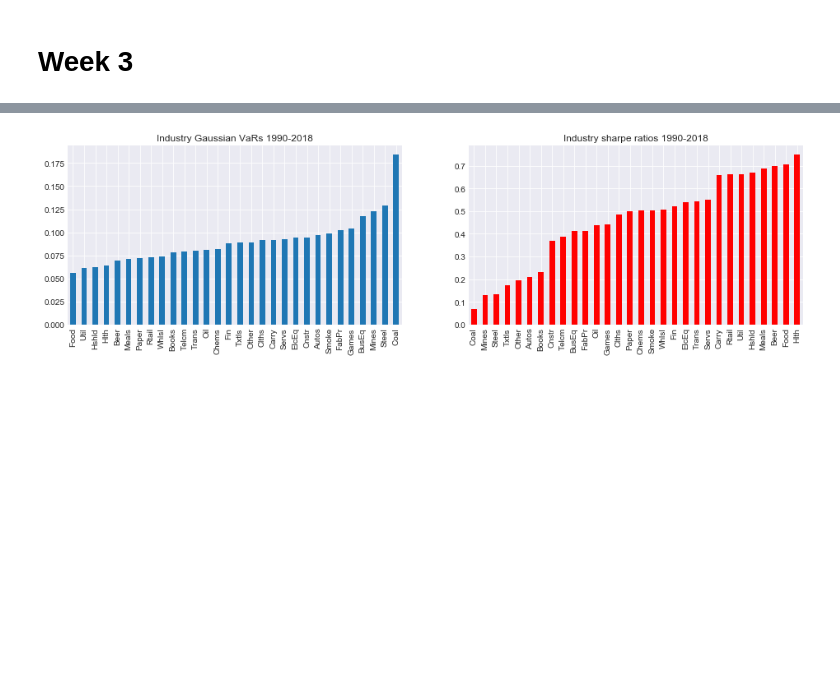
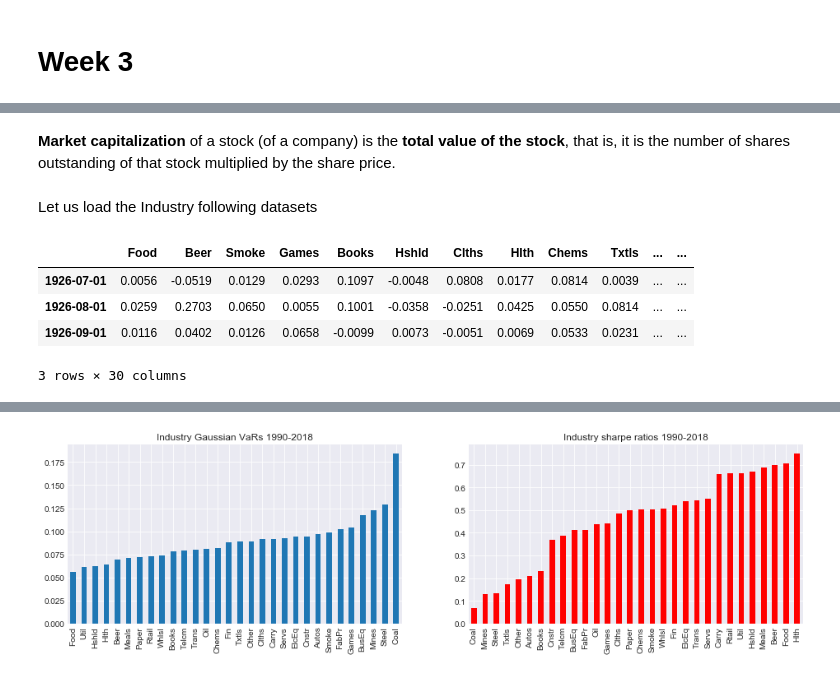
Before and after one commit to z4ir3/finance-courses, a Jupyter notebook: week-3.ipynb, the cells around one changed output, grey strips where cells are left out. Drawn from its saved outputs; the diff is of its cells as text; code cells hidden in the pictures; blank space fills up the shorter version.

```diff
--- a/week-3.ipynb
+++ b/week-3.ipynb
@@ -21,0 +31,5 @@ ind = erk.get_ind_returns()
+# %% [markdown]
+**Market capitalization** of a stock (of a company) is the **total value of the stock**,
+that is, it is the number of shares outstanding of that stock multiplied by the share price.
+# %% [markdown]
+Let us load the Industry following datasets
@@ -21,0 +40,8 @@ ind = erk.get_ind_returns()
+# %%
+ind_rets.head(3)
+# %% [output]
+|  | Food | Beer | Smoke | Games | Books | Hshld | Clths | Hlth | Chems | Txtls | ... | ... |
+| 1926-07-01 | 0.0056 | -0.0519 | 0.0129 | 0.0293 | 0.1097 | -0.0048 | 0.0808 | 0.0177 | 0.0814 | 0.0039 | ... | ... |
+| 1926-08-01 | 0.0259 | 0.2703 | 0.0650 | 0.0055 | 0.1001 | -0.0358 | -0.0251 | 0.0425 | 0.0550 | 0.0814 | ... | ... |
+| 1926-09-01 | 0.0116 | 0.0402 | 0.0126 | 0.0658 | -0.0099 | 0.0073 | -0.0051 | 0.0069 | 0.0533 | 0.0231 | ... | ... |
+3 rows × 30 columns
```
Also changed, not shown: parts of 14 cells of this notebook.
